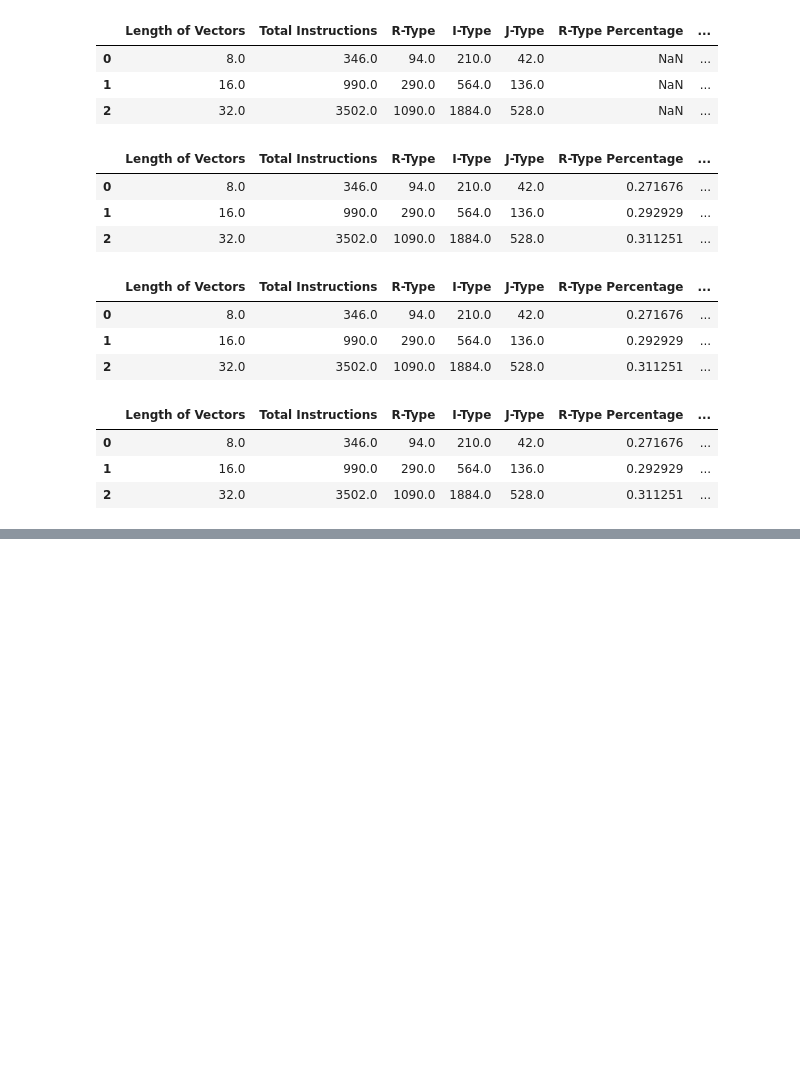
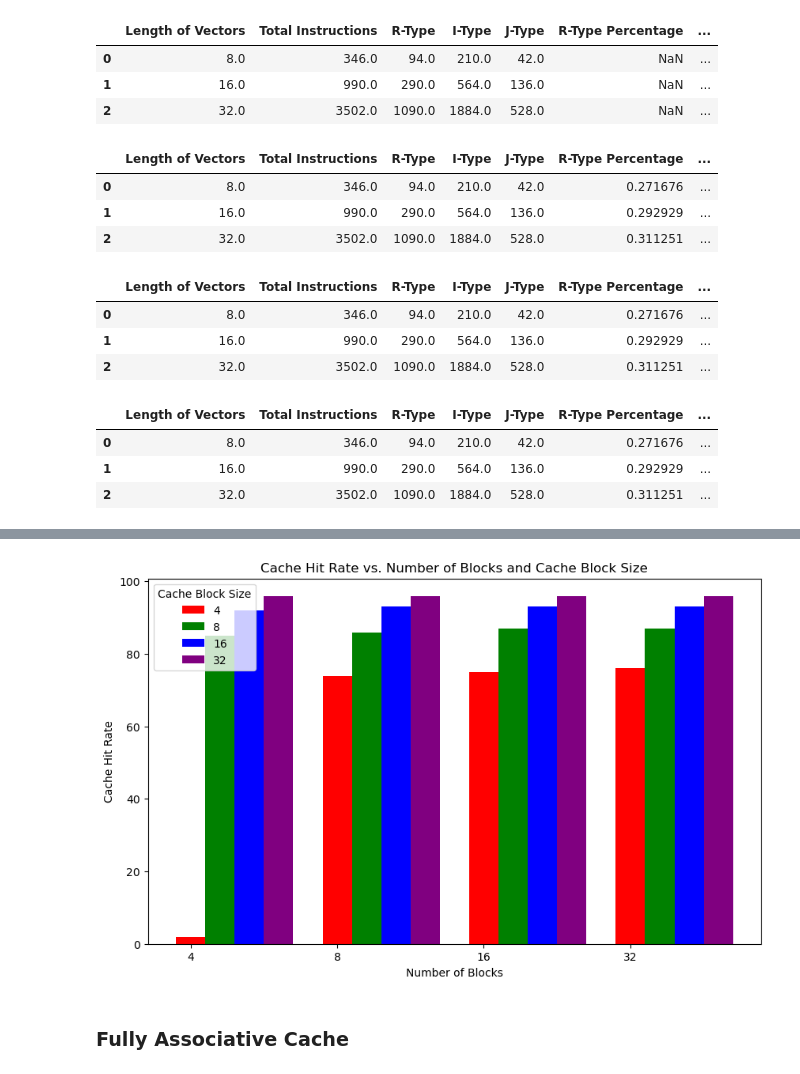
Before and after one commit to ProtikNag/Computer-Architecture-Homeworks, a Jupyter notebook: ProduceGraphs.ipynb, the cells around one changed output, grey strips where cells are left out. Cells and saved outputs as stored; diff of their text form; code cells hidden in the pictures; blank space fills up the shorter version.

Commit message:
Project 2

```diff
--- a/ProduceGraphs.ipynb
+++ b/ProduceGraphs.ipynb
@@ -82,0 +95,13 @@ plt.show()
+# %%
+df = {
+    "Number of Blocks": [4, 4, 4, 4, 8, 8, 8, 8, 16, 16, 16, 16, 32, 32, 32, 32],
+    "Cache Block Size": [4, 8, 16, 32, 4, 8, 16, 32, 4, 8, 16, 32, 4, 8, 16, 32],
+    "Memory Access Count": [103, 103, 103, 103, 103, 103, 103, 103, 103, 103, 103, 103, 103, 103, 103, 103],
+    "Cache Hit Count": [2, 88, 95, 99, 76, 89, 96, 99, 77, 90, 96, 99, 78, 90, 96, 99],
+    "Cache Miss Count": [101, 15, 8, 4, 27, 14, 7, 4, 26, 13, 7, 4, 25, 13, 7, 4],
+    "Cache Hit Rate": [2, 85, 92, 96, 74, 86, 93, 96, 75, 87, 93, 96, 76, 87, 93, 96],
+    "Cache Size (Bytes)": [64, 128, 256, 512, 128, 256, 512, 1024, 256, 512, 1024, 2048, 512, 1024, 2048, 4096]
+}
+
+df = pd.DataFrame(df)
+display(df)
@@ -82,0 +126,26 @@ plt.show()
+# %%
+colors = ['red', 'green', 'blue', 'purple']
+groups = df['Number of Blocks'].unique()
+x_axis = range(len(groups))
+
+fig, ax = plt.subplots(figsize=(10, 6))
+
+for i, group in enumerate(groups):
+    df_filtered = df[df['Number of Blocks'] == group]
+    for j, cache_block_size in enumerate(df_filtered['Cache Block Size'].unique()):
+        df_filtered_cache_block_size = df_filtered[df_filtered['Cache Block Size'] == cache_block_size]
+        ax.bar(x_axis[i] + j * 0.2, df_filtered_cache_block_size['Cache Hit Rate'], width=0.2, color=colors[j])
+
+ax.set_xticks(x_axis)
+ax.set_xticklabels(groups)
+ax.set_xlabel("Number of Blocks")
+ax.set_ylabel("Cache Hit Rate")
+ax.set_title("Cache Hit Rate vs. Number of Blocks and Cache Block Size")
+ax.legend(labels=[f"{size}" for size in df['Cache Block Size'].unique()], title="Cache Block Size")
+
+plt.savefig("./Images/Project_2/Direct_Mapped.pdf")
+plt.show()
+# %% [output]
+[figure, added]
+# %% [markdown]
+### Fully Associative Cache
```
Also changed, not shown: parts of 15 cells of this notebook, 9 other files.
